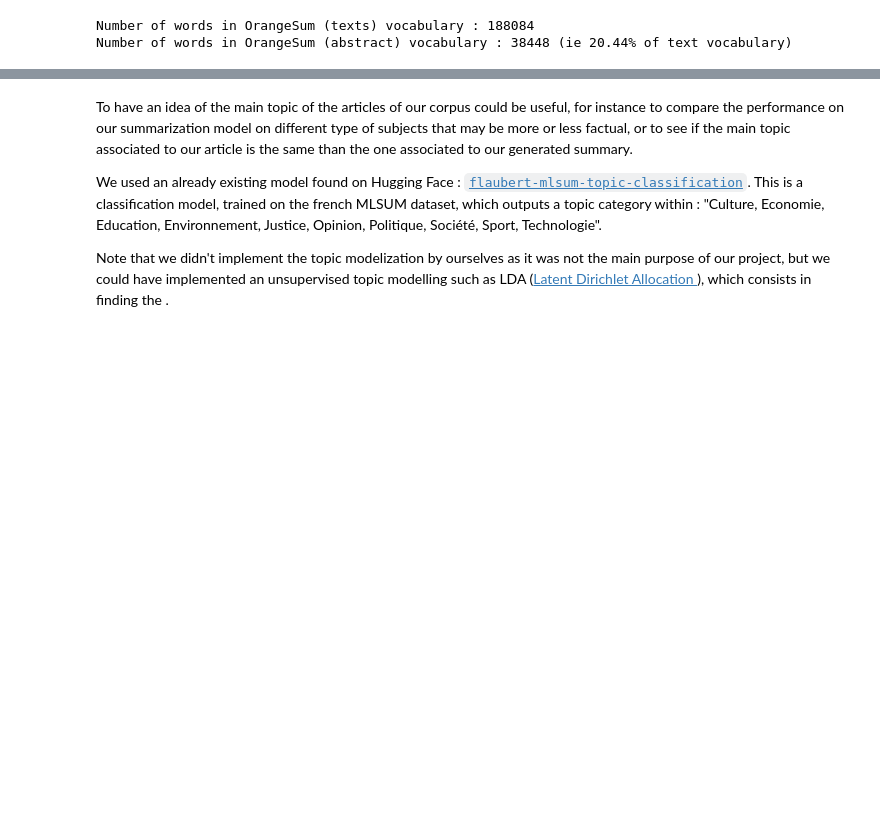
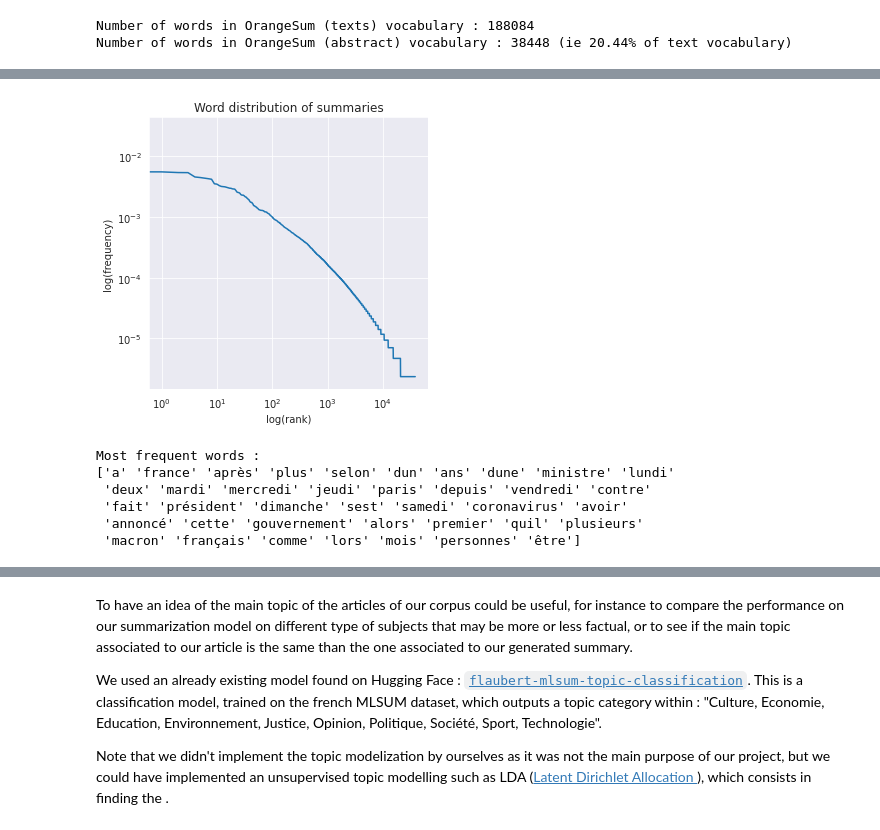
Before and after one commit to gdeni89/NLP-summarization-of-French-written-documents, a Jupyter notebook: NLP_Project.ipynb, the cells around one changed output, grey strips where cells are left out. Saved outputs shown, nothing was run; the diff lists cells and outputs as text; code cells hidden in the pictures; blank space fills up the shorter version.

```diff
--- a/NLP_Project.ipynb
+++ b/NLP_Project.ipynb
@@ -599,0 +623,10 @@ def word_distribution (vocabulary, print_most_frequents = None) :
+# %%
+word_distribution(vocabulary_orangesum_abstract_, print_most_frequents=40, plot_title='Word distribution of summaries')
+# %% [output]
+[figure, added]
+Most frequent words :
+['a' 'france' 'après' 'plus' 'selon' 'dun' 'ans' 'dune' 'ministre' 'lundi'
+ 'deux' 'mardi' 'mercredi' 'jeudi' 'paris' 'depuis' 'vendredi' 'contre'
+ 'fait' 'président' 'dimanche' 'sest' 'samedi' 'coronavirus' 'avoir'
+ 'annoncé' 'cette' 'gouvernement' 'alors' 'premier' 'quil' 'plusieurs'
+ 'macron' 'français' 'comme' 'lors' 'mois' 'personnes' 'être']
```
Also changed, not shown: parts of 90 cells of this notebook.
